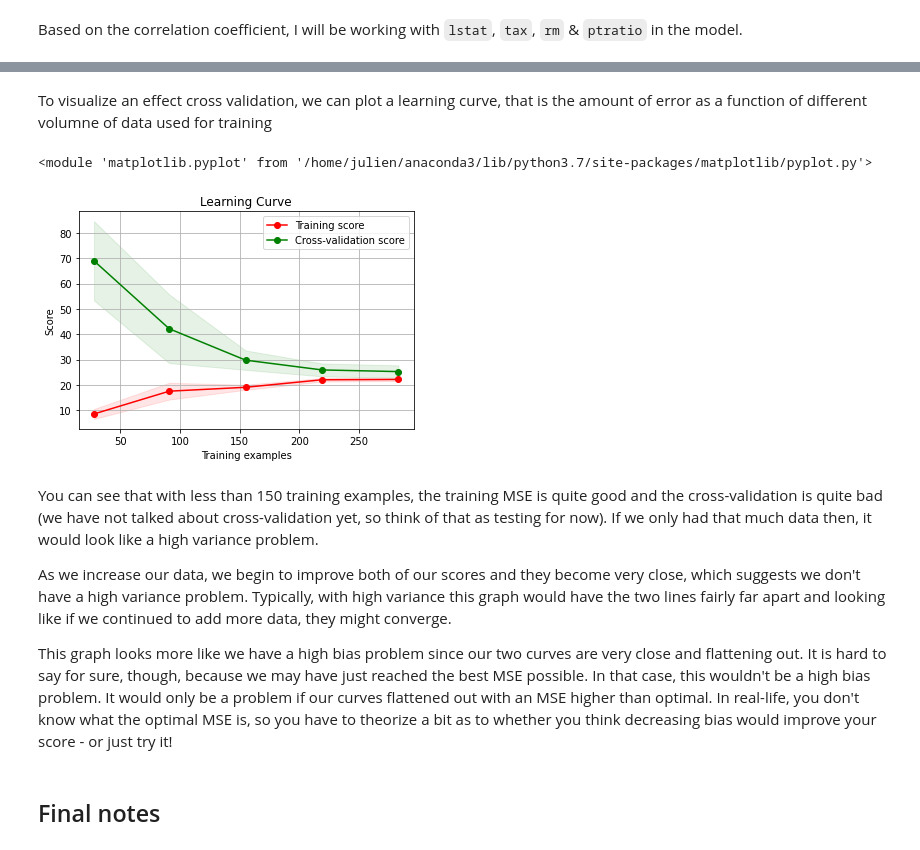
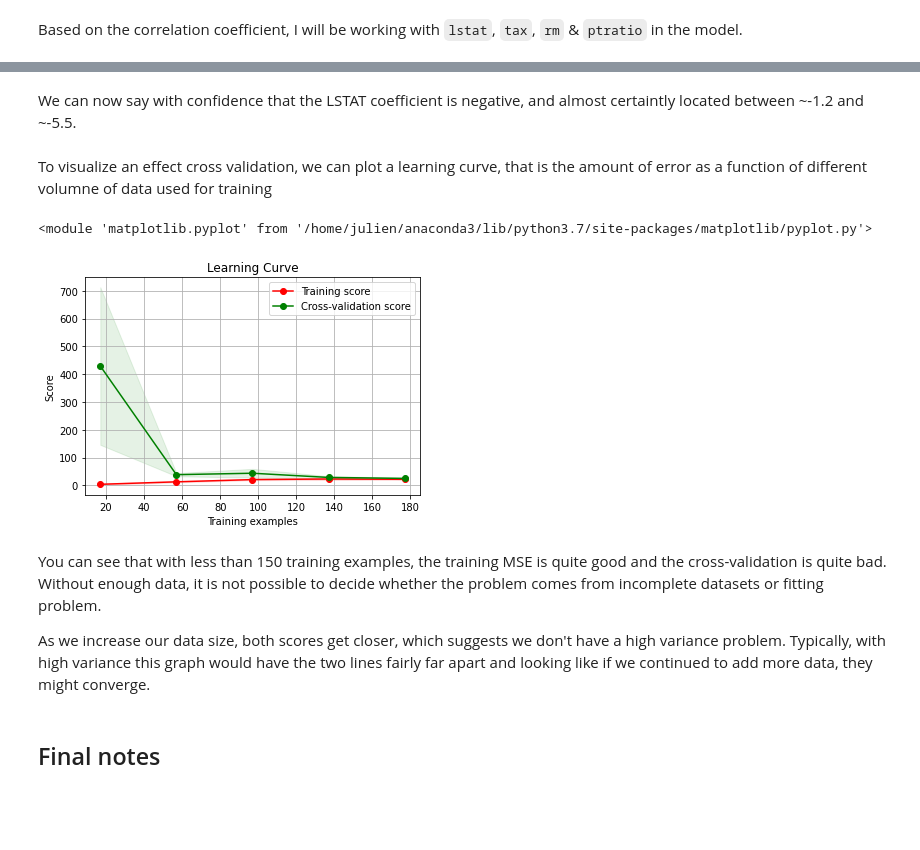
Before and after one commit to juls-dotcom/juls-dotcom.github.io, a Jupyter notebook: content/2020_10_linear_regression.ipynb, the cells around one changed output, grey strips where cells are left out. Cells and saved outputs as stored; diff of their text form; code cells hidden in the pictures; blank space fills up the shorter version.

```diff
--- a/content/2020_10_linear_regression.ipynb
+++ b/content/2020_10_linear_regression.ipynb
@@ -634,7 +584,7 @@ mod = GridSearchCV(pipeline,
                    return_train_score=True,
                    param_grid={"model": param_model,
                                "poly": param_poly},
-                   cv=2)
+                   cv=5)
 # %%
 # Fit model
 mod.fit(df, df['medv']);
@@ -650,14 +602,23 @@ FYI, example without cross validation, showing a increased model score on the te
+# %%
+X = df.drop(columns={'medv'})
+y = df.medv
+# Scale data
+scaler = StandardScaler()
+scaler.fit(X)
+scaled_X = scaler.transform(X)
 # %%
 #Split data
-X_train,X_test,y_train,y_test=train_test_split(df.drop(columns={'medv'}),
-                                                   df.medv,
-                                                   test_size=0.3,
-                                                   random_state=3
-                                                  )
+X_train,X_test,y_train,y_test=train_test_split(scaled_X,
+                                               y,
+                                               test_size=0.3,
+                                               random_state=3
+                                              )
 # Load model
 lr = LinearRegression()
 # Fit model
 lr.fit(X_train,y_train)
 # Show predictions vs true values
 plt.scatter(x=(lr.predict(X_test)),y=y_test);
+plt.xlabel('Predictions');
+plt.ylabel('True values');
 # %% [output]
@@ -664,0 +628,3 @@ plt.scatter(x=(lr.predict(X_test)),y=y_test);
+# %%
+lr.fit(scaled_X, y)
+sorted(list(zip(X.columns, lr.coef_)), key=lambda coeff: abs(coeff[1]), reverse=True)
@@ -665,19 +682,19 @@ plt.scatter(x=(lr.predict(X_test)),y=y_test);
+# %% [markdown]
+We can now say with confidence that the LSTAT coefficient is negative, and almost certaintly located between ~-1.2 and ~-5.5.
 # %% [markdown]
 To visualize an effect cross validation, we can plot a learning curve, that is the amount of error as a function of different volumne of data used for training
 # %%
 from sklearn.model_selection import learning_curve
 from sklearn.metrics import make_scorer
 from sklearn.metrics import mean_squared_error
-plot_learning_curve(lr, "Learning Curve", X_train, y_train, cv=5)
+plot_learning_curve(lr, "Learning Curve", X_train, y_train, cv=2)
 # %% [output]
 <module 'matplotlib.pyplot' from '/home/julien/anaconda3/lib/python3.7/site-packages/matplotlib/pyplot.py'>
-[figure, old version]
+[figure, new version]
 # %% [markdown]
-You can see that with less than 150 training examples, the training MSE is quite good and the cross-validation is quite bad (we have not talked about cross-validation yet, so think of that as testing for now). If we only had that much data then, it would look like a high variance problem.
+You can see that with less than 150 training examples, the training MSE is quite good and the cross-validation is quite bad. Without enough data, it is not possible to decide whether the problem comes from incomplete datasets or fitting problem.
 
-As we increase our data, we begin to improve both of our scores and they become very close, which suggests we don't have a high variance problem. Typically, with high variance this graph would have the two lines fairly far apart and looking like if we continued to add more data, they might converge.
-
-This graph looks more like we have a high bias problem since our two curves are very close and flattening out. It is hard to say for sure, though, because we may have just reached the best MSE possible. In that case, this wouldn't be a high bias problem. It would only be a problem if our curves flattened out with an MSE higher than optimal. In real-life, you don't know what the optimal MSE is, so you have to theorize a bit as to whether you think decreasing bias would improve your score - or just try it!
+As we increase our data size, both scores get closer, which suggests we don't have a high variance problem. Typically, with high variance this graph would have the two lines fairly far apart and looking like if we continued to add more data, they might converge.
 # %%
 ## source: http://scikit-learn.org/0.15/auto_examples/plot_learning_curve.html
 def plot_learning_curve(estimator, title, X, y, ylim=None, cv=None,
```
Also changed, not shown: parts of 30 cells of this notebook, 4 other files.
